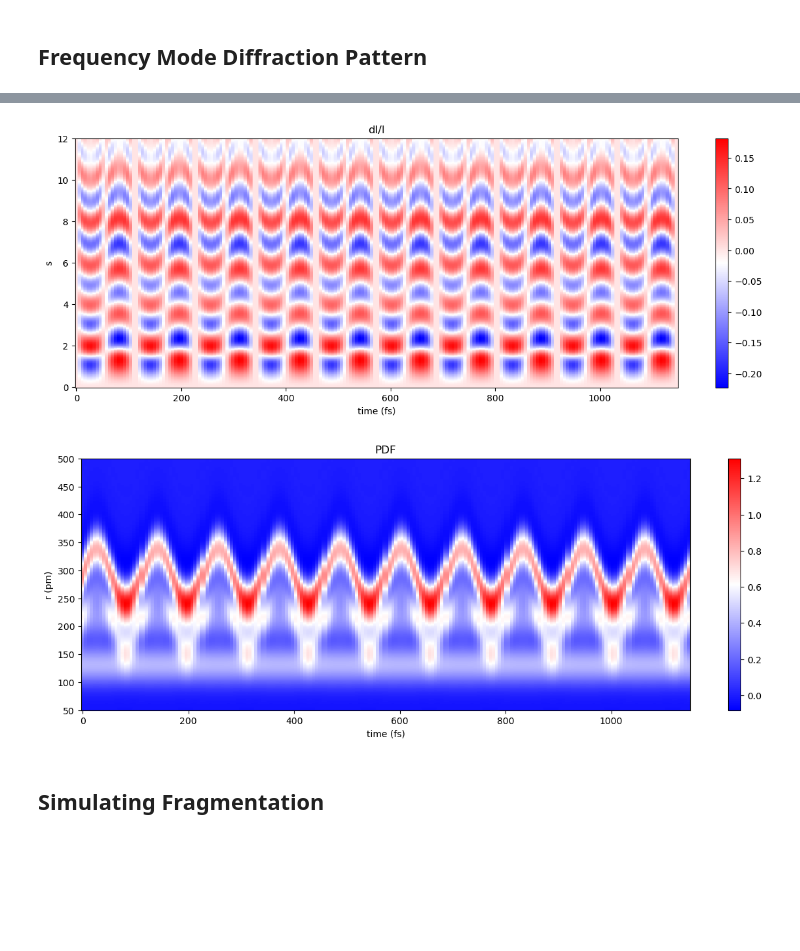
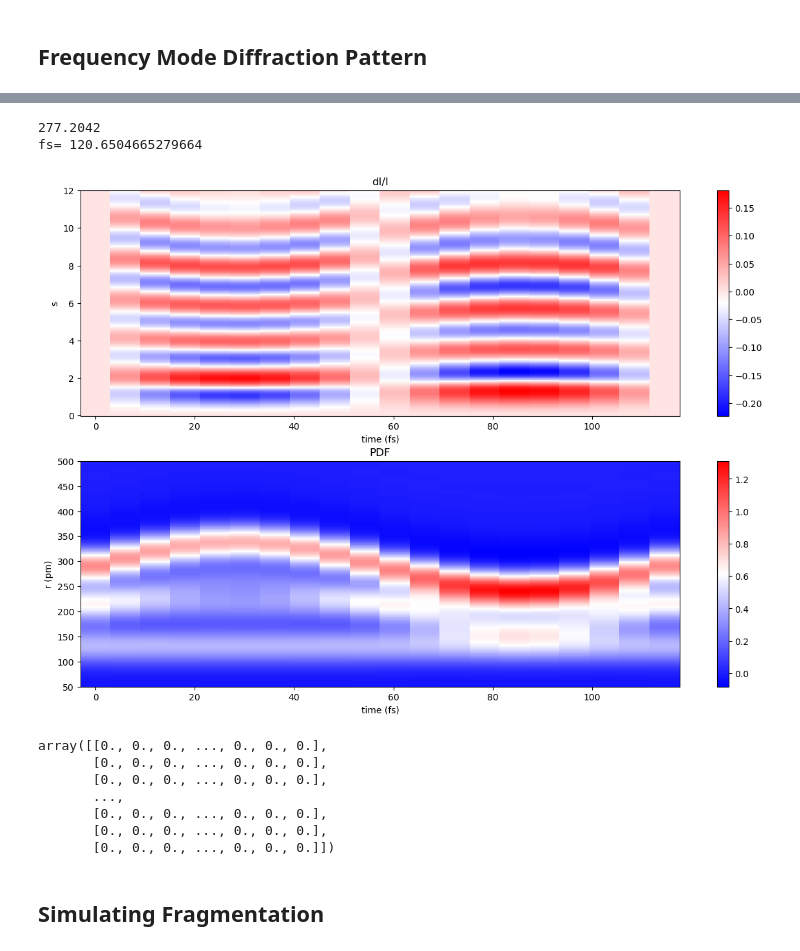
Before and after one commit to lheald2/gued, a Jupyter notebook: GUED_Simulations.ipynb, the cells around one changed output, grey strips where cells are left out. Cells and saved outputs as stored; diff of their text form; code cells hidden in the pictures; blank space fills up the shorter version.

```diff
--- a/GUED_Simulations.ipynb
+++ b/GUED_Simulations.ipynb
@@ -122,24 +83,21 @@ fs= 120.6504665279664
-# %%
-plt.figure(figsize=(15,5))
-plt.pcolor(new_time, s, dI_I.T, cmap='bwr')
-plt.colorbar()
-plt.xlabel("time (fs)")
-plt.ylabel("s")
-plt.title("dI/I")
-plt.show()
-# %% [output]
-[figure, removed]
-# %%
-plt.figure(figsize=(15,5))
-plt.pcolor(new_time, r, PDF.T, cmap='bwr')
-plt.colorbar()
-plt.xlabel("time (fs)")
-plt.ylabel("r (pm)")
-plt.ylim(50, 500)
-plt.title("PDF")
-plt.show()
-# %% [output]
-[figure, removed]
+# %%
+mol_name = 'cf3i_opt.hess.v008'
+file_type='.xyz' # Molecular geometries, .xyz or .csv file, coordinates saved in 'Molecular_coordinates'
+dI_I, time, s_new, PDF, r_new = gt.freq_sim(path_mol, mol_name, file_type, plot=True)
+# %% [output]
+277.2042
+fs= 120.6504665279664
+[figure, added]
+# %%
+dI_I
+# %% [output]
+array([[0., 0., 0., ..., 0., 0., 0.],
+       [0., 0., 0., ..., 0., 0., 0.],
+       [0., 0., 0., ..., 0., 0., 0.],
+       ...,
+       [0., 0., 0., ..., 0., 0., 0.],
+       [0., 0., 0., ..., 0., 0., 0.],
+       [0., 0., 0., ..., 0., 0., 0.]])
 # %% [markdown]
 ## Simulating Fragmentation
 # %% [markdown]
```
Also changed, not shown: parts of 7 cells of this notebook, 2 other files.
